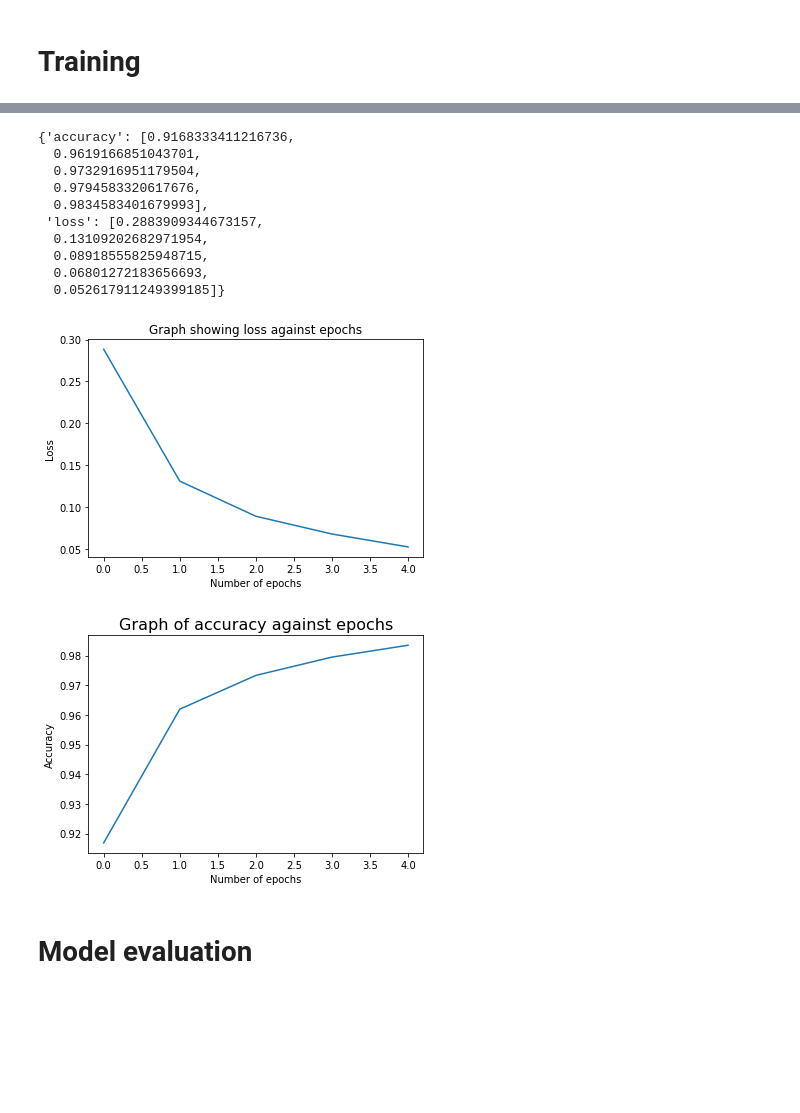
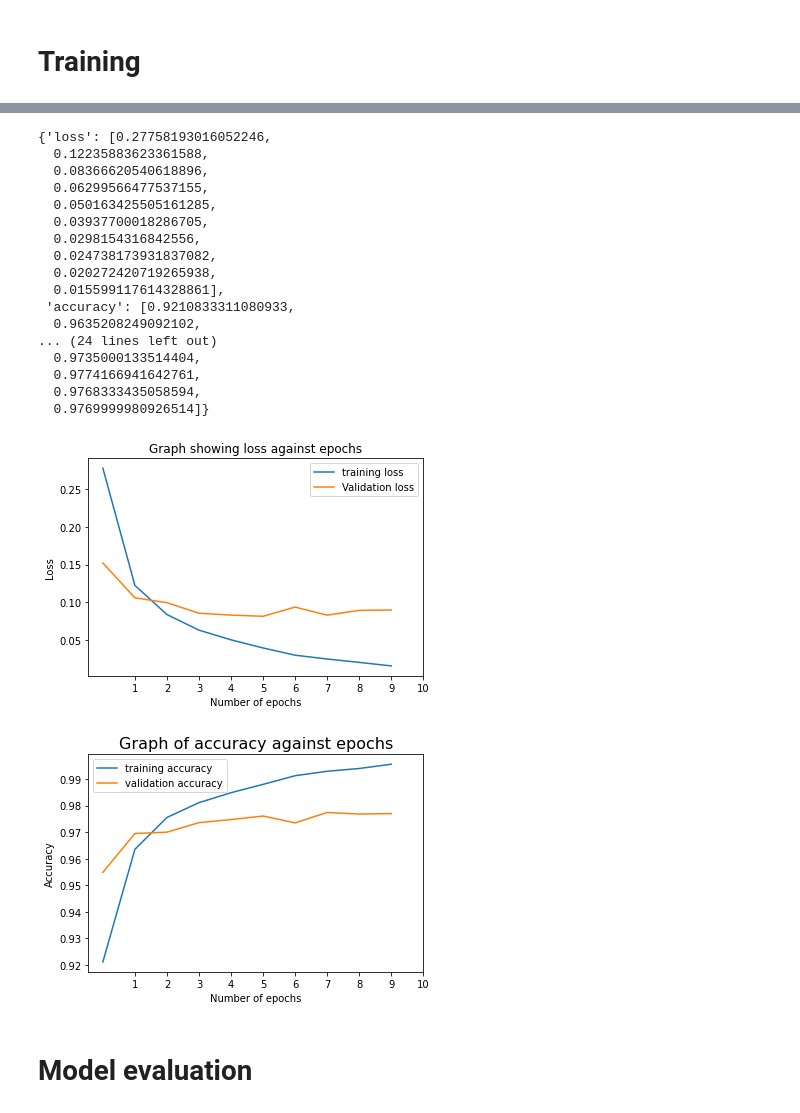
Before and after one commit to lifecod3r101/MNIST_Grp1, a Jupyter notebook: MNIST.ipynb, the cells around one changed output, grey strips where cells are left out. Saved outputs shown, nothing was run; the diff lists cells and outputs as text; code cells hidden in the pictures; blank space fills up the shorter version.

Commit message:
Added validation data and plotted accuracy of training and validation as well as losses

```diff
--- a/MNIST.ipynb
+++ b/MNIST.ipynb
@@ -13,8 +13,8 @@ from sklearn.model_selection import train_test_split
 objects =  tf.keras.datasets.mnist
 # unpack and load the dataset
 (training_images, training_labels),(test_images, test_labels) = objects.load_data()
-#splitting it into 80% for training and 20% for testing
-training_images,test_images, training_labels,test_labels = train_test_split( training_images, training_labels, test_size=0.2)
+#splitting  training data  into 80% for training and 20% for validation
+training_images,validation_images, training_labels,validation_labels = train_test_split( training_images, training_labels, test_size=0.2)
 # %% [markdown]
 The number of images used for training and testing
 # %%
@@ -64,6 +68,7 @@ plt.show()
 # %%
 training_images  = training_images / 255.0
 test_images = test_images / 255.0
+validation_images = validation_images/255.0
 # %%
 print(training_images[0])
 # %% [output]
@@ -125,5 +132,5 @@ model.compile(optimizer = 'adam',
 # Training
 # %%
 # model.fit(training_images, training_labels, epochs=5)
-history = model.fit(training_images, training_labels, epochs=5)
+history = model.fit(training_images, training_labels, epochs=10, validation_data = (validation_images, validation_labels))
 # %% [output]
@@ -140,32 +157,45 @@ Epoch 5/5
 # %%
 history.history
 # %% [output]
-{'accuracy': [0.9168333411216736,
-  0.9619166851043701,
-  0.9732916951179504,
-  0.9794583320617676,
-  0.9834583401679993],
- 'loss': [0.2883909344673157,
-  0.13109202682971954,
-  0.08918555825948715,
-  0.06801272183656693,
-  0.052617911249399185]}
+{'loss': [0.27758193016052246,
+  0.12235883623361588,
+  0.08366620540618896,
+  0.06299566477537155,
+  0.050163425505161285,
+  0.03937700018286705,
+  0.0298154316842556,
+  0.024738173931837082,
+  0.020272420719265938,
+  0.015599117614328861],
+ 'accuracy': [0.9210833311080933,
+  0.9635208249092102,
+... (24 lines left out)
+  0.9735000133514404,
+  0.9774166941642761,
+  0.9768333435058594,
+  0.9769999980926514]}
 # %%
-plt.plot(history.history['loss'] )
+plt.plot(history.history['loss'], label="training loss" )
+plt.plot(history.history['val_loss'], label='Validation loss')
 plt.title('Graph showing loss against epochs')
 plt.xlabel('Number of epochs')
+plt.xticks([1,2,3,4,5,6,7,8,9,10])
 plt.ylabel('Loss')
+plt.legend()
 plt.show()
 # %% [output]
-[figure, old version]
+[figure, new version]
 # %%
-plt.plot(history.history['accuracy'] )
+plt.plot(history.history['accuracy'], label="training accuracy" )
+plt.plot(history.history['val_accuracy'], label="validation accuracy" )
 plt.title('Graph of accuracy against epochs', fontdict={'fontsize':16})
 plt.xlabel('Number of epochs')
+plt.xticks([1,2,3,4,5,6,7,8,9,10])
 plt.ylabel('Accuracy')
+plt.legend()
 plt.show()
 # %% [output]
-[figure, old version]
+[figure, new version]
 # %% [markdown]
 # Model evaluation
 # %%
```
Also changed, not shown: parts of 18 cells of this notebook.
